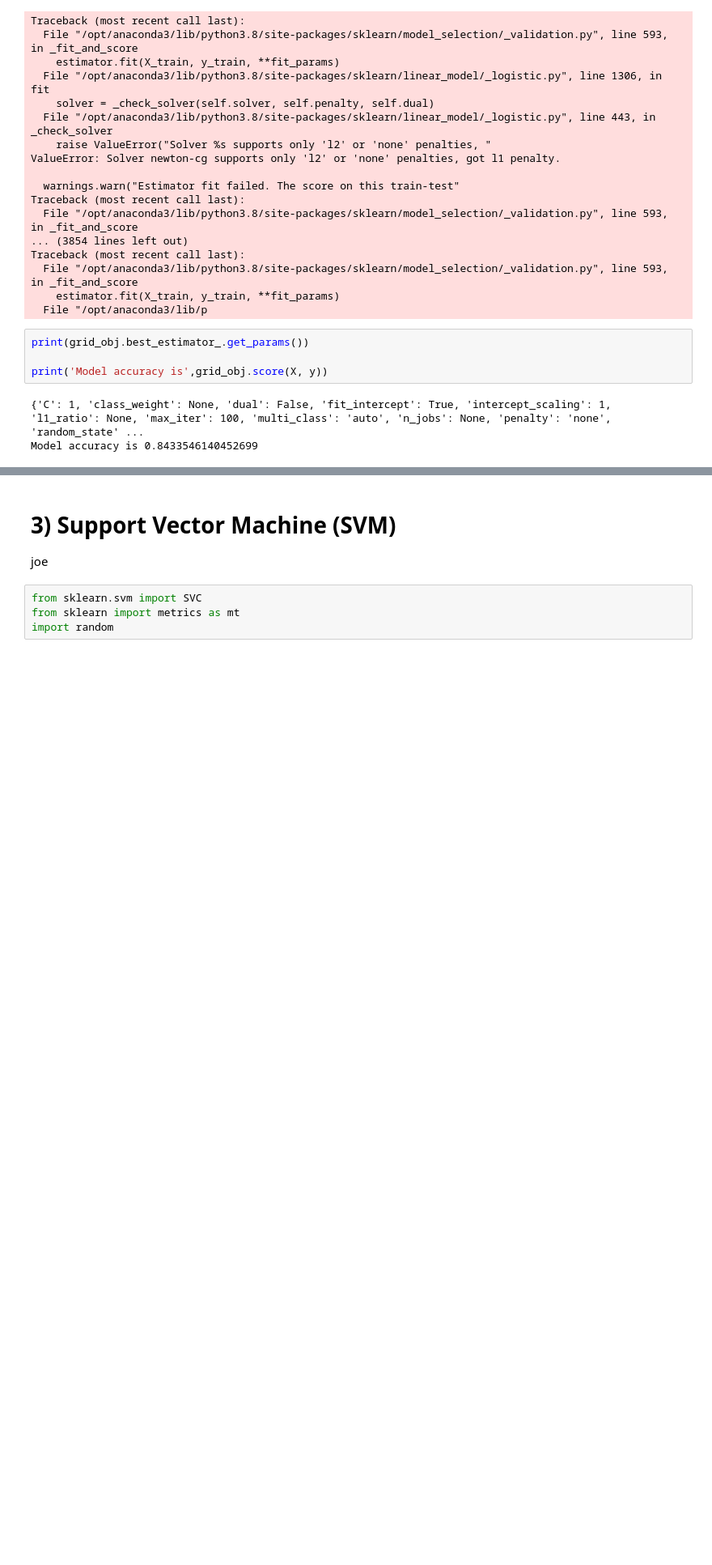
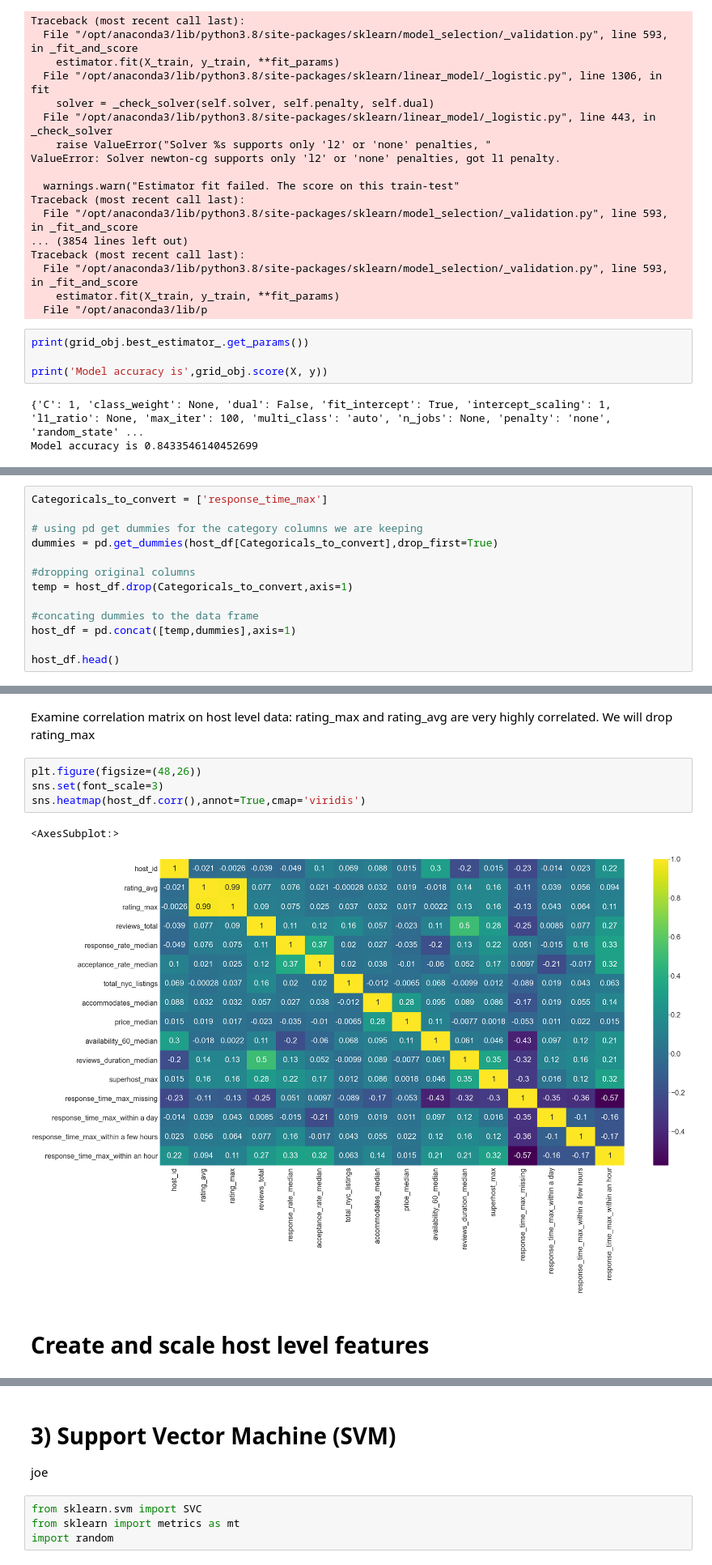
Before and after one commit to rickfontenot/airbnb, a Jupyter notebook: MiniLab/minilab_team_shared.ipynb, the cells around one changed output, grey strips where cells are left out. Shown at 81% size. Drawn from its saved outputs; the diff is of its cells as text; blank space fills up the shorter version.

```diff
--- a/MiniLab/minilab_team_shared.ipynb
+++ b/MiniLab/minilab_team_shared.ipynb
@@ -1556,0 +1670,13 @@ Model accuracy is 0.8433546140452699
+# %%
+Categoricals_to_convert = ['response_time_max']
+
+# using pd get dummies for the category columns we are keeping
+dummies = pd.get_dummies(host_df[Categoricals_to_convert],drop_first=True)
+
+#dropping original columns
+temp = host_df.drop(Categoricals_to_convert,axis=1)
+
+#concating dummies to the data frame
+host_df = pd.concat([temp,dummies],axis=1)
+
+host_df.head()
@@ -1556,0 +1690,11 @@ Model accuracy is 0.8433546140452699
+# %% [markdown]
+Examine correlation matrix on host level data: rating_max and rating_avg are very highly correlated. We will drop rating_max
+# %%
+plt.figure(figsize=(48,26))
+sns.set(font_scale=3)
+sns.heatmap(host_df.corr(),annot=True,cmap='viridis')
+# %% [output]
+<AxesSubplot:>
+[figure, added]
+# %% [markdown]
+# Create and scale host level features
```
Also changed, not shown: parts of 15 cells of this notebook.
